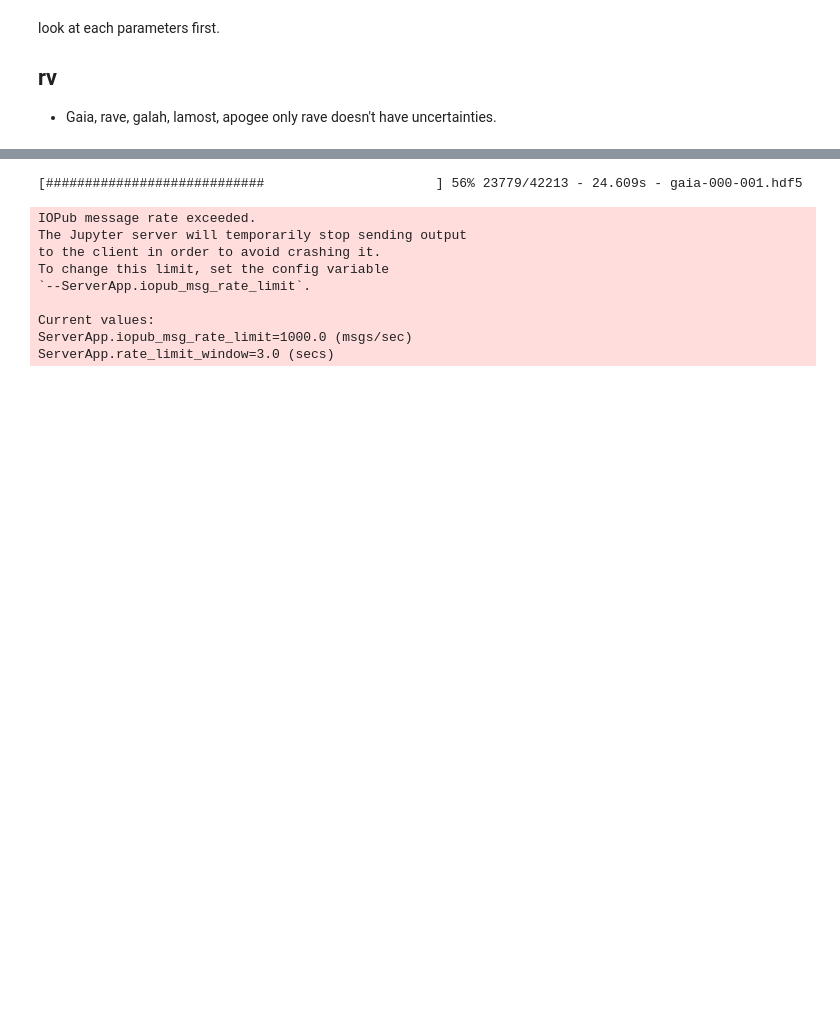
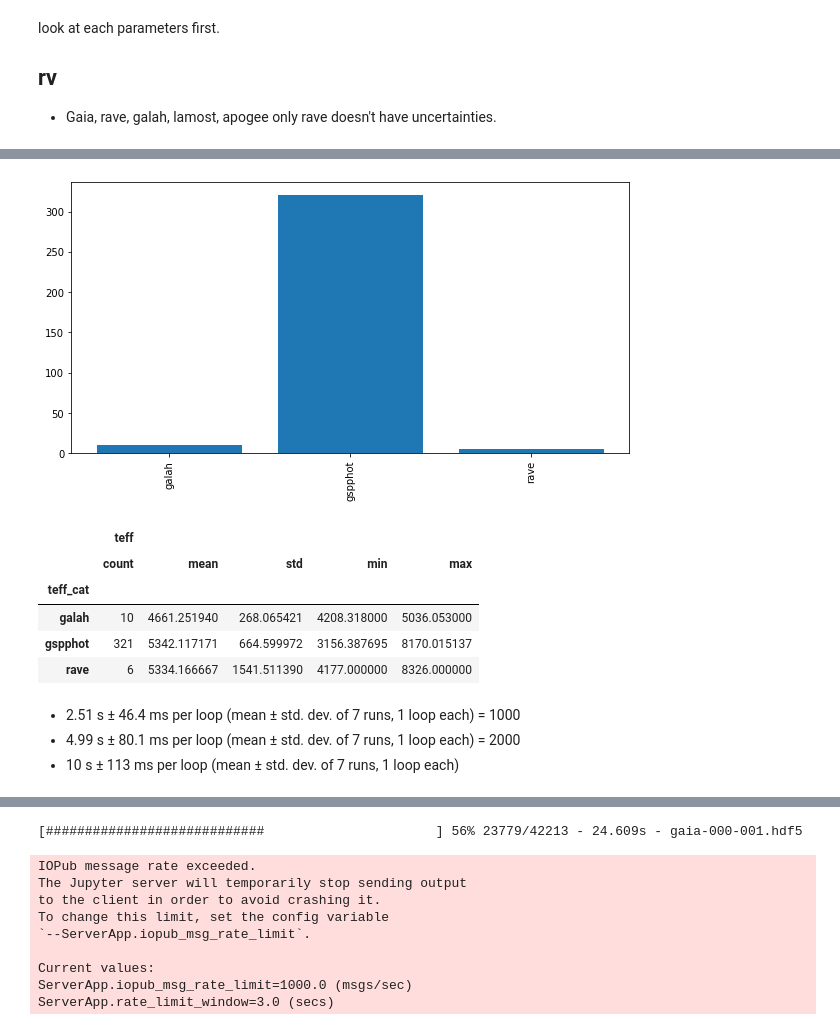
Before and after one commit to Alisyaifudin/Thesis-Project, a Jupyter notebook: 2_Cleaning/2.2. Best Parameters.ipynb, the cells around one changed output, grey strips where cells are left out. Drawn from its saved outputs; the diff is of its cells as text; code cells hidden in the pictures; blank space fills up the shorter version.

```diff
--- a/2_Cleaning/2.2. Best Parameters.ipynb
+++ b/2_Cleaning/2.2. Best Parameters.ipynb
@@ -534,0 +525,22 @@ only rave doesn't have uncertainties.
+# %%
+# group by teff_cat
+df_group = df_com.groupby('teff_cat').agg({'teff': ['count', 'mean', 'std', 'min', 'max']})
+# plot counts of each catalog
+
+plt.figure(figsize=(10,5))
+plt.bar(df_group['teff']['count'].index, df_group['teff']['count'].values)
+plt.xticks(rotation=90)
+plt.show()
+df_group
+# %% [output]
+[figure, added]
+|  | teff |  |  |  |  |
+|  | count | mean | std | min | max |
+| teff_cat |  |  |  |  |  |
+| galah | 10 | 4661.251940 | 268.065421 | 4208.318000 | 5036.053000 |
+| gspphot | 321 | 5342.117171 | 664.599972 | 3156.387695 | 8170.015137 |
+| rave | 6 | 5334.166667 | 1541.511390 | 4177.000000 | 8326.000000 |
+# %% [markdown]
+* 2.51 s ± 46.4 ms per loop (mean ± std. dev. of 7 runs, 1 loop each) = 1000
+* 4.99 s ± 80.1 ms per loop (mean ± std. dev. of 7 runs, 1 loop each) = 2000
+* 10 s ± 113 ms per loop (mean ± std. dev. of 7 runs, 1 loop each)
```
Also changed, not shown: parts of 18 cells of this notebook, 2 other files.
